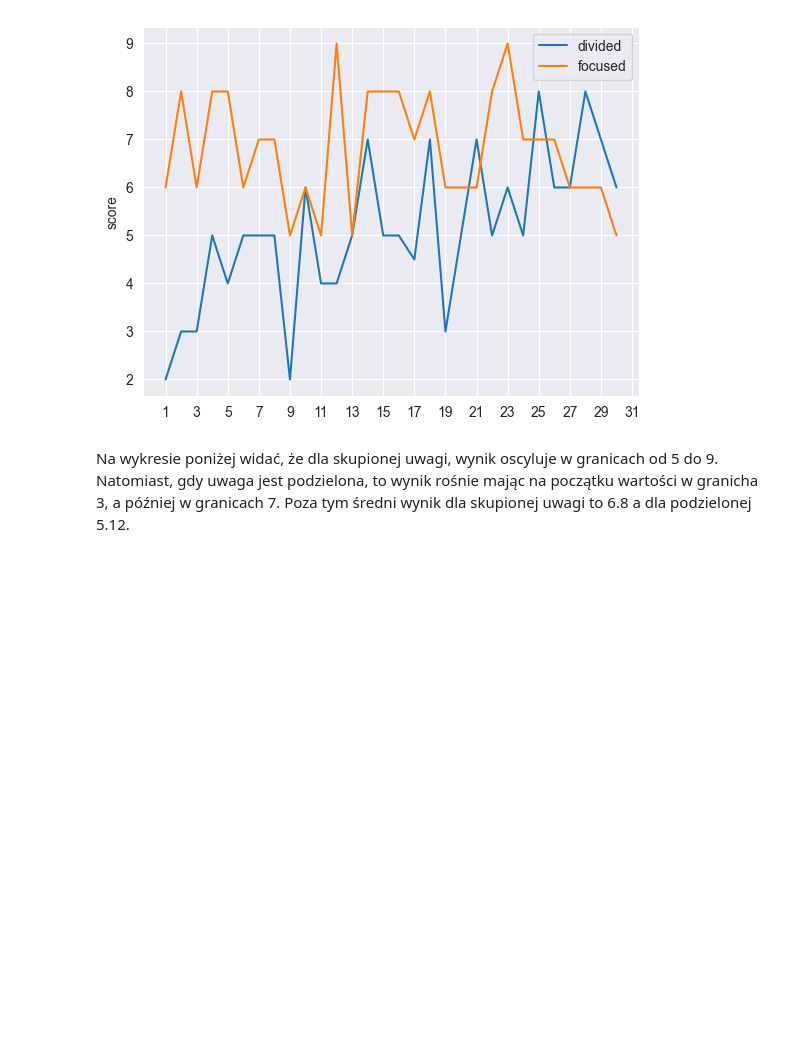
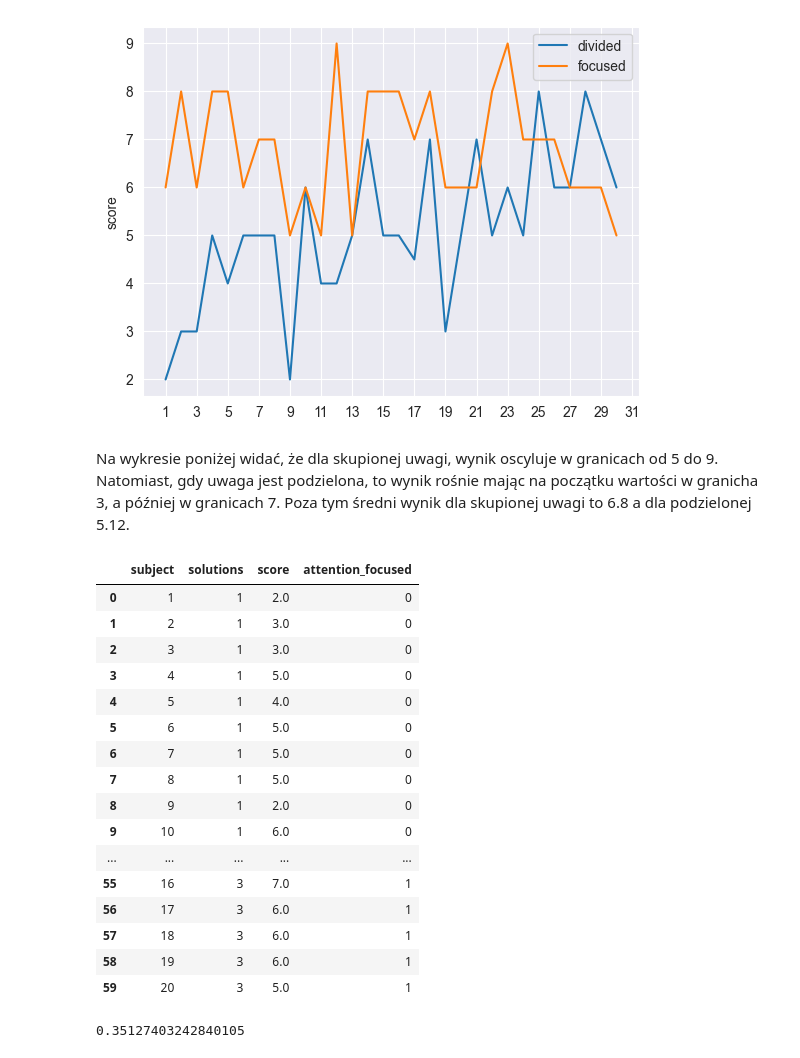
Before and after one commit to Urgith/data_science, a Jupyter notebook: seaborn_datasets/done/03_attention.ipynb, the cells around one changed output. Saved outputs shown, nothing was run; the diff lists cells and outputs as text; code cells hidden in the pictures; blank space fills up the shorter version.

```diff
--- a/seaborn_datasets/done/03_attention.ipynb
+++ b/seaborn_datasets/done/03_attention.ipynb
@@ -105,0 +114,23 @@ Poza tym średni wynik dla skupionej uwagi to 6.8 a dla podzielonej 5.12.
+# %%
+df = pd.get_dummies(df, drop_first=True)
+# %%
+df.attention_focused = (df.attention_focused == True).astype(int)
+df
+# %% [output]
+|  | subject | solutions | score | attention_focused |
+| 0 | 1 | 1 | 2.0 | 0 |
+| 1 | 2 | 1 | 3.0 | 0 |
+| 2 | 3 | 1 | 3.0 | 0 |
+| 3 | 4 | 1 | 5.0 | 0 |
+| 4 | 5 | 1 | 4.0 | 0 |
+| 5 | 6 | 1 | 5.0 | 0 |
+| 6 | 7 | 1 | 5.0 | 0 |
+| 7 | 8 | 1 | 5.0 | 0 |
+| 8 | 9 | 1 | 2.0 | 0 |
+| 9 | 10 | 1 | 6.0 | 0 |
+| ... | ... | ... | ... | ... |
+| 55 | 16 | 3 | 7.0 | 1 |
+| 56 | 17 | 3 | 6.0 | 1 |
+| 57 | 18 | 3 | 6.0 | 1 |
+| 58 | 19 | 3 | 6.0 | 1 |
+| 59 | 20 | 3 | 5.0 | 1 |
@@ -105,0 +142,4 @@ Poza tym średni wynik dla skupionej uwagi to 6.8 a dla podzielonej 5.12.
+# %%
+model.score(X_test, y_test)
+# %% [output]
+0.35127403242840105
```
Also changed, not shown: parts of 6 cells of this notebook, 1 other file.
